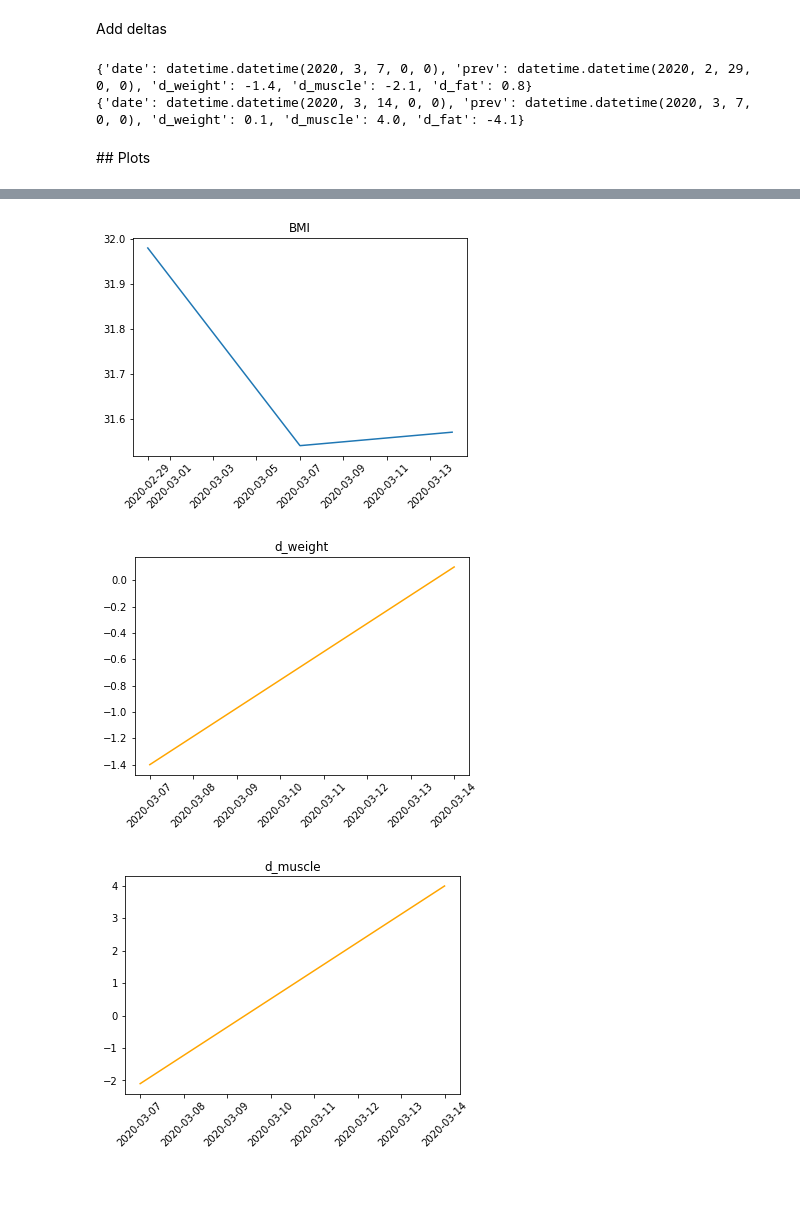
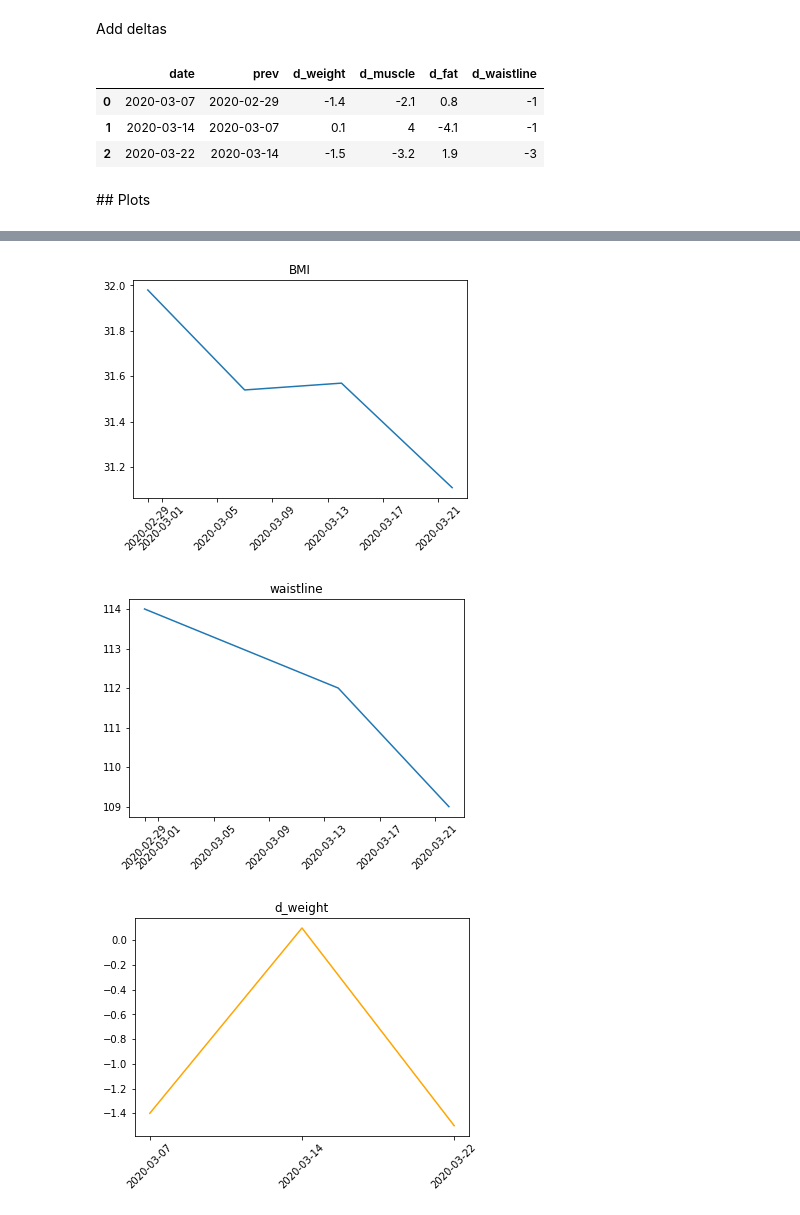
Before and after one commit to ivanross/my-notebook, a Jupyter notebook: Tanita.ipynb, the cells around one changed output, grey strips where cells are left out. Drawn from its saved outputs; the diff is of its cells as text; code cells hidden in the pictures; blank space fills up the shorter version.

```diff
--- a/Tanita.ipynb
+++ b/Tanita.ipynb
@@ -9,9 +12,10 @@ def mapKey(ls): return lambda key : [x[key] for x in ls]
 # %%
 height = 1.80
 data = [
-    {"date": "2020-02-29", "weight": 103.6, "muscle": 71.3, "p_fat": 27.6},
-    {"date": "2020-03-07", "weight": 102.2, "muscle": 69.2, "p_fat": 28.8},
-    {"date": "2020-03-14", "weight": 102.3, "muscle": 73.2, "p_fat": 24.7}
+    {"date": "2020-02-29", "weight": 103.6, "muscle": 71.3, "p_fat": 27.6, "waistline": 114 },
+    {"date": "2020-03-07", "weight": 102.2, "muscle": 69.2, "p_fat": 28.8, "waistline": 113 },
+    {"date": "2020-03-14", "weight": 102.3, "muscle": 73.2, "p_fat": 24.7, "waistline": 112 },
+    {"date": "2020-03-22", "weight": 100.8, "muscle": 70.0, "p_fat": 27.0, "waistline": 109 },
 ]
 # %% [markdown]
 ## Some computations
@@ -21,7 +25,7 @@ Add some values
 for d in data:
     d["fat"]  = round(d["p_fat"] / 100 * d["weight"], 1)
     d["BMI"]  = round(d["weight"] / height / height, 2)
-    d["date"] = datetime.strptime(d["date"], "%Y-%m-%d")
+    #d["date"] = datetime.strptime(d["date"], "%Y-%m-%d")
 
-for d in data: print(d)
+table(data)
 # %% [output]
@@ -38,20 +44,23 @@ for (prev,curr) in pairwise(data):
         "prev": prev["date"]
     }
 
-    for k in ["weight", "muscle", "fat"]:
-      dd["d_"+k] = round(curr[k] - prev[k],1)
+    for k in ["weight", "muscle", "fat", "waistline"]:
+        dd["d_"+k] = round(curr[k] - prev[k],1)
 
     deltas.append(dd)
 
-for d in deltas: print(d)
+pd.DataFrame(deltas).style
 # %% [output]
-{'date': datetime.datetime(2020, 3, 7, 0, 0), 'prev': datetime.datetime(2020, 2, 29, 0, 0), 'd_weight': -1.4, 'd_muscle': -2.1, 'd_fat': 0.8}
-{'date': datetime.datetime(2020, 3, 14, 0, 0), 'prev': datetime.datetime(2020, 3, 7, 0, 0), 'd_weight': 0.1, 'd_muscle': 4.0, 'd_fat': -4.1}
+|  | date | prev | d_weight | d_muscle | d_fat | d_waistline |
+| 0 | 2020-03-07 | 2020-02-29 | -1.4 | -2.1 | 0.8 | -1 |
+| 1 | 2020-03-14 | 2020-03-07 | 0.1 | 4 | -4.1 | -1 |
+| 2 | 2020-03-22 | 2020-03-14 | -1.5 | -3.2 | 1.9 | -3 |
 # %% [markdown]
 ## Plots
 # %%
-dataKey = mapKey(data)
-keys = ["weight", "muscle","fat","BMI"]
+dataKey = lambda key: mapKey(data)(key) if key != "date" else [datetime.strptime(d, "%Y-%m-%d") for d in mapKey(data)(key)]
+
+keys = ["weight", "muscle","fat","BMI", "waistline"]
 for k in keys:
     plt.plot(dataKey("date"),dataKey(k))
     plt.title(k)
@@ -73,3 +82,3 @@ for k in keys:
-[figure, old version]
+[figure, new version]
-[figure, old version]
+[figure, new version]
-[figure, old version]
+[figure, new version]
```
Also changed, not shown: parts of 3 cells of this notebook.
